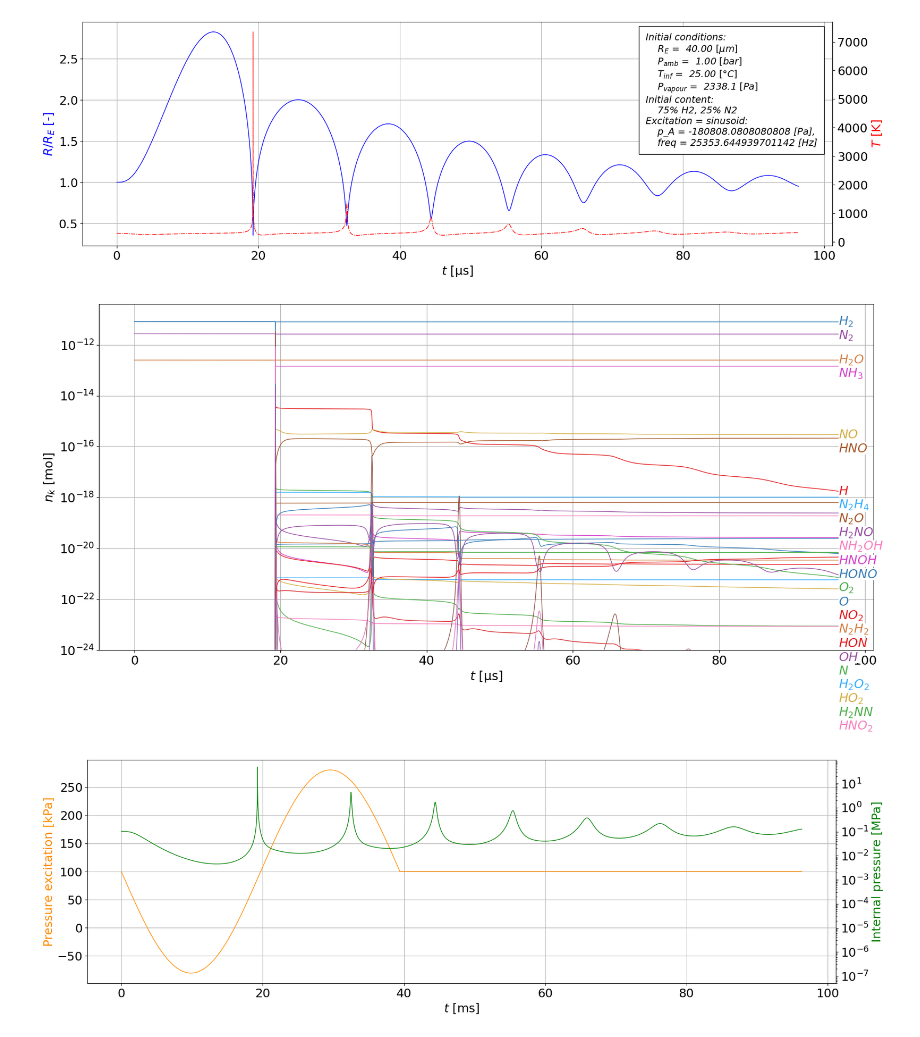
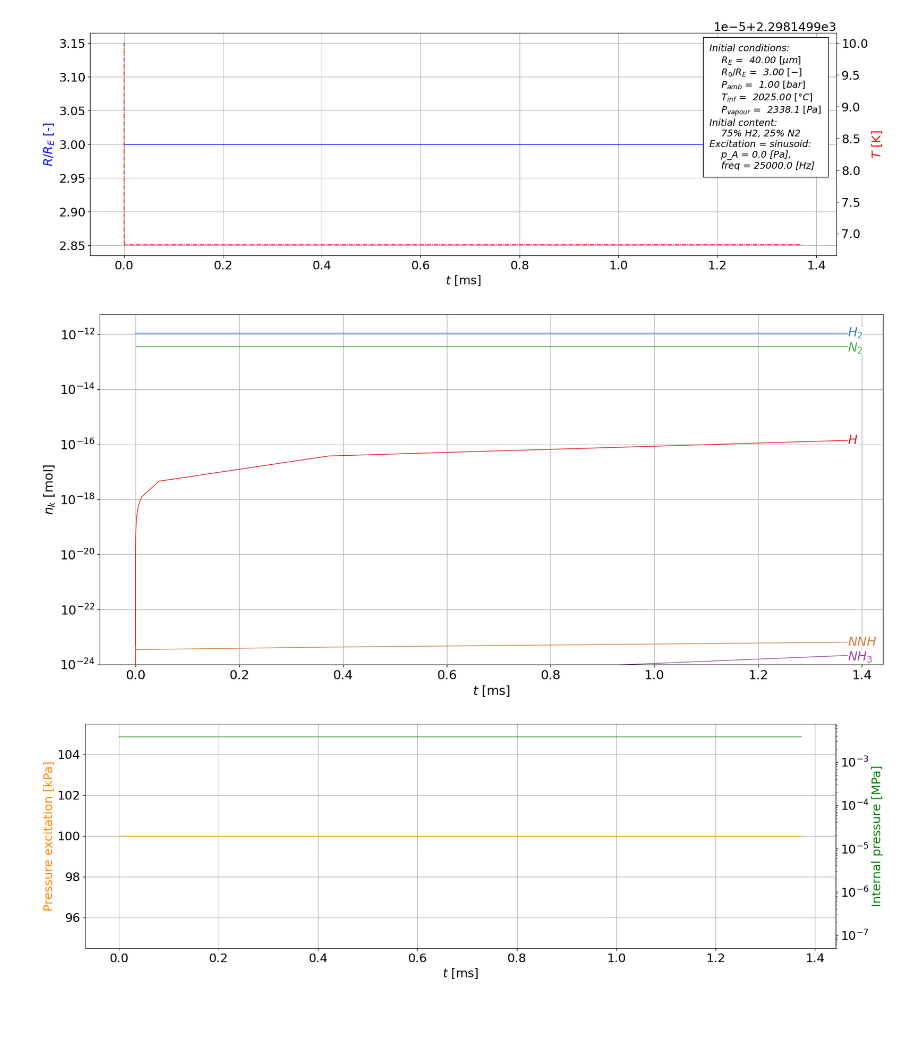
Before and after one commit to kozakaron/Bubble_dynamics_simulation_CPP, a Jupyter notebook: python_run.ipynb, the cells around one changed output. Drawn from its saved outputs; the diff is of its cells as text; code cells hidden in the pictures.

Commit message:
Making possible to use the code with constant V (#1)

```diff
--- a/python_run.ipynb
+++ b/python_run.ipynb
@@ -7,11 +7,11 @@ cpar=api.example_cpar()
 cpar = {'ID': 0,
  'mechanism': 'chemkin_kaust2023_ammonia',
  'R_E': 40.0e-06,
- 'ratio': 1.0,
+ 'ratio': 3.0,
  'species': ['H2','N2'],#['H2','N2','O2','AR','HE','H2O'],#['N2H3','O','NH2','NO','H'],
  'fractions': [0.75,0.25],#[0.25,0.20,0.05,0.07,0.12,0.31],#[0.3,0.25,0.2,0.15,0.1],
  'P_amb': 1.0e5,#101325.0,
- 'T_inf': 298.15,
+ 'T_inf': 2298.15,
  'alpha_M': 0.35,
  'P_v': 2338.1,
  'mu_L': 0.001,
@@ -19,20 +19,21 @@ cpar = {'ID': 0,
  'c_L': 1483.0,
  'surfactant': 1.0,
  'enable_heat_transfer': True,
- 'enable_evaporation': True,
+ 'enable_evaporation': False,
  'enable_reactions': True,
  'enable_dissipated_energy': True,
  'enable_van_der_waals': True,
  'enable_rate_thresholding': True,
  'target_specie': 'NH3',
  'excitation_type': 'sinusoid',#'no_excitation',#'sinusoid',#'sin_impulse',
- 'excitation_params': [-1.808080808080808e5, 25.353644939701141e3],#[-2.12121e5, 45.4031e3],# [],
+ 'excitation_params': [0, 25e3],#[-1.808080808080808e5, 25.353644939701141e3],#[-2.12121e5, 45.4031e3],# [],
  'excitation_cycles': 1.0,
  'ramp_up_cycles': 0.0,
- 'R_and_R_dot_from_file': 1, #0: nothing to read in, chemistry is coupled to bubble dynamics; 1: R_dot is calculated here, 2: it is read from *.csv
+ 'R_and_R_dot_from_file': 0, #0: nothing to read in, chemistry is coupled to bubble dynamics; 1: R_dot is calculated here, 2: it is read from *.csv
  'rows': 1,
  'cols': 1,
- 'file_name': 'test.csv' #'output_01.csv',#'output_50.csv'
+ 'file_name': 'test.csv', #'output_01.csv',#'output_50.csv'
+ 'const_V' : 0      # 0: V is not constant, 1: V is constant";
        }
 print(cpar['file_name'])
 print('Please check, where you R_dotdot read in from!')
@@ -56,7 +57,7 @@ ps['mu_L'] = {"type": "Const", "value": 0.001}
 ps['rho_L'] = {"type": "Const", "value": 998.2}
 ps['c_L'] = {"type": "Const", "value": 1483.0}
 ps['surfactant'] = {"type": "Const", "value": 1.0}
-ps['enable_heat_transfer'] = True
+ps['enable_heat_transfer'] = False
 ps['enable_evaporation'] = False
 ps['enable_reactions'] = True
 ps['enable_dissipated_energy'] = True
@@ -74,6 +75,7 @@ ps['R_and_R_dot_from_file'] = {"type": "Const", "value": 0.0}
 ps['rows'] = {"type": "Const", "value": 1.0}
 ps['cols'] = {"type": "Const", "value": 1.0}
 ps['file_name'] = 'test.csv'
+ps['const_V'] = 0
 
 #api.run_parameter_study(ps,save_directory='par_study')
 
@@ -103,6 +104,6 @@ Please check, where you R_dotdot read in from!
-[figure, old version]
+[figure, new version]
-[figure, old version]
+[figure, new version]
-[figure, old version]
+[figure, new version]
 Control Parameters:
   ID: 0
   Mechanism: chemkin_kaust2023_ammonia
```
Also changed, not shown: parts of 2 cells of this notebook, 7 other files.
